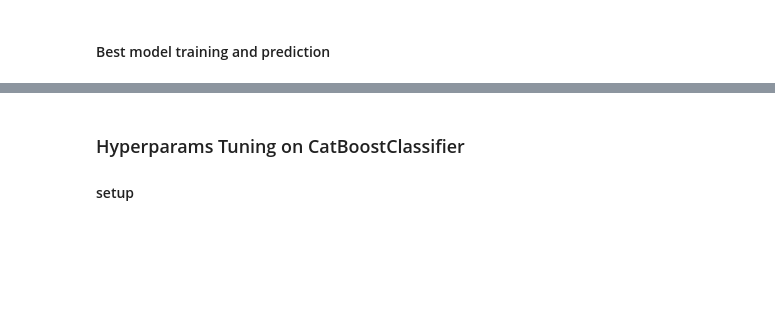
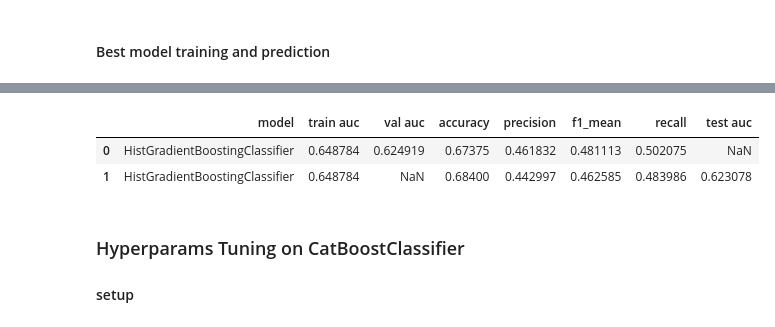
Before and after one commit to ellacharmed/mlzoomcamp-midterms-predict-graduation, a Jupyter notebook: notebook_model_tuning.ipynb, the cells around one changed output, grey strips where cells are left out. Cells and saved outputs as stored; diff of their text form; code cells hidden in the pictures; blank space fills up the shorter version.

```diff
--- a/notebook_model_tuning.ipynb
+++ b/notebook_model_tuning.ipynb
@@ -239,8 +312,8 @@ for train_idx, val_idx in kfold.split(df_full_train):
 #### predict
 # %%
 # Make predictions on the validate data
-y_pred_train = grid_search.predict(df_train)
-y_pred_val = grid_search.predict(df_val)
+y_pred_train = rnd_search.predict(df_train)
+y_pred_val = rnd_search.predict(df_val)
 
 # compile the scores in a list
 scores.append({
@@ -256,4 +329,4 @@ scores.append({
 logging.info(f'-- HistGradientBoostingClassifier val scores appended --')
 
 # Log the results of the tuning process.
-logging.info('Finished HistGradientBoostingClassifier hyperparam tuning. The best hyperparameters are: {}'.format(grid_search.best_params_))
+logging.info('Finished HistGradientBoostingClassifier hyperparam tuning. The best hyperparameters are: {}'.format(rnd_search.best_params_))
@@ -293,2 +511,5 @@ grid_search
 # %% [markdown]
 #### Best model training and prediction
+# %%
+best_params = rnd_search.best_params_
+best_params
@@ -295,16 +524,6 @@ grid_search
 # %%
-# {'classifier__class_weight': None, 'classifier__early_stopping': True, 'classifier__learning_rate': 0.1, 'classifier__max_depth': 8, 'classifier__max_iter': 100, 'classifier__min_samples_leaf': 10}
+best_hist = HistGradientBoostingClassifier(**best_params)
 
-best_params = grid_search.best_params_
-best_hist = HistGradientBoostingClassifier(best_params)
-
-# best_hist = HistGradientBoostingClassifier(
-#     class_weight=None,
-#     early_stopping=True,
-#     learning_rate=0.1,
-#     max_depth=8,
-#     max_iter=100,
-#     min_samples_leaf=10)
 best_hist.fit(df_train, y_train)
 
 y_pred_train = best_hist.predict(df_train)
@@ -324,6 +543,13 @@ scores.append({
     }
 )
 logging.info(f'-- best_hist test scores appended --')
+# %%
+df = pd.DataFrame(scores)
+df
+# %% [output]
+|  | model | train auc | val auc | accuracy | precision | f1_mean | recall | test auc |
+| 0 | HistGradientBoostingClassifier | 0.648784 | 0.624919 | 0.67375 | 0.461832 | 0.481113 | 0.502075 | NaN |
+| 1 | HistGradientBoostingClassifier | 0.648784 | NaN | 0.68400 | 0.442997 | 0.462585 | 0.483986 | 0.623078 |
 # %% [markdown]
 ### Hyperparams Tuning on CatBoostClassifier
 
```
Also changed, not shown: parts of 68 cells of this notebook, 3 other files.
